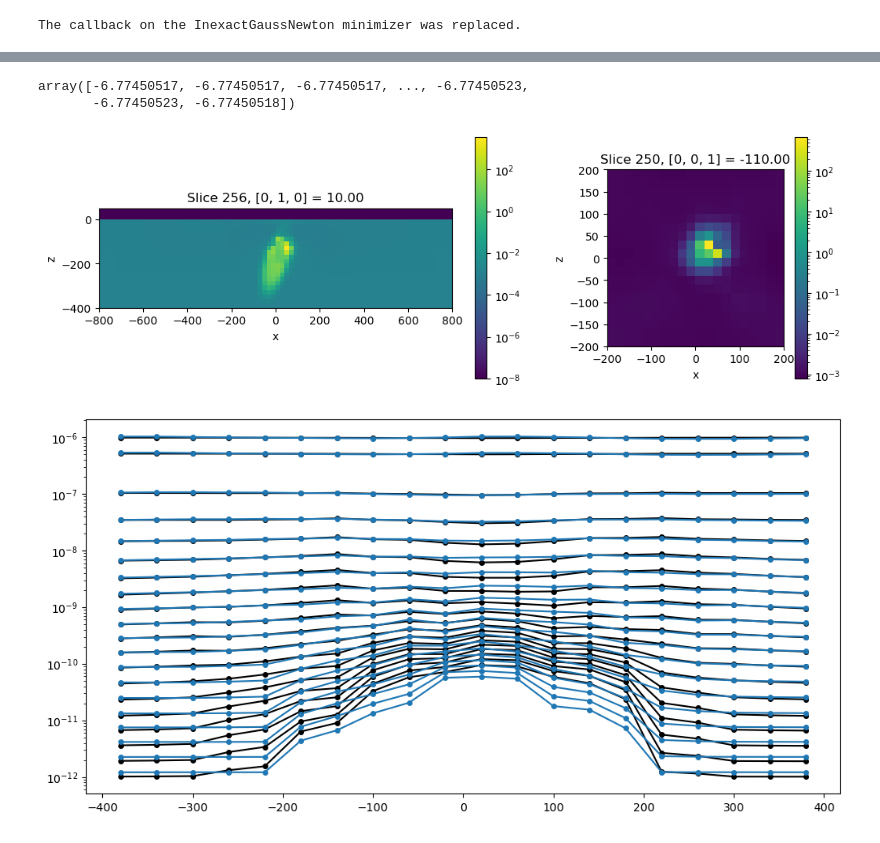
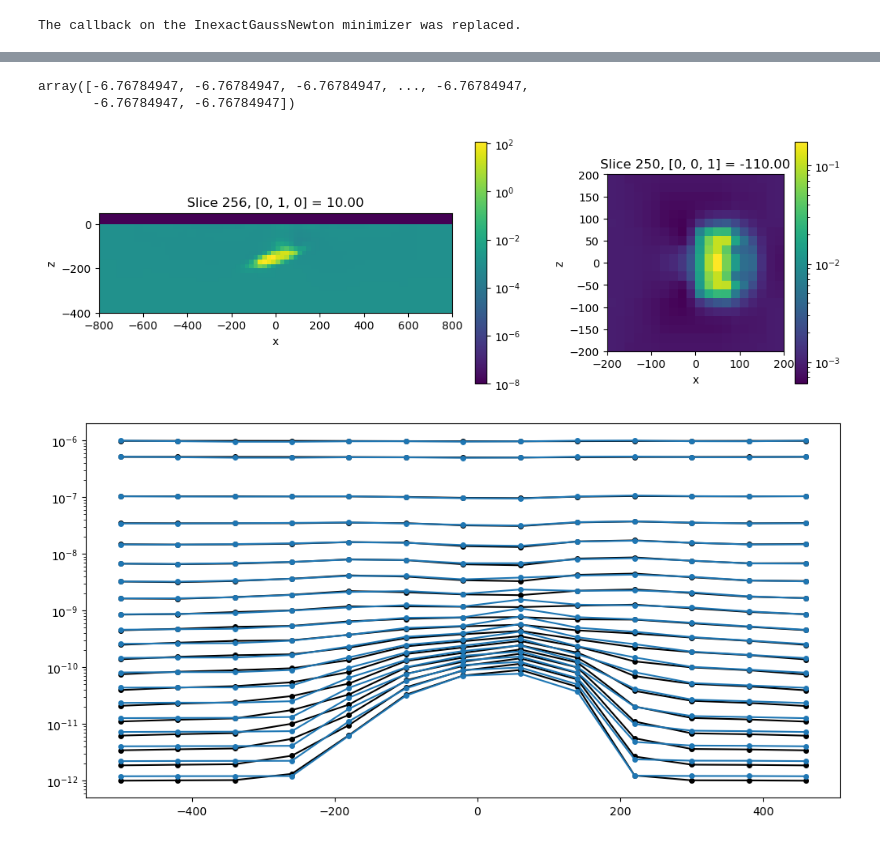
Before and after one commit to lheagy/2026-heagy-etal-aem, a Jupyter notebook: caber-synthetic/caber-synthetic.ipynb, the cells around one changed output, grey strips where cells are left out. Drawn from its saved outputs; the diff is of its cells as text; code cells hidden in the pictures.

```diff
--- a/caber-synthetic/caber-synthetic.ipynb
+++ b/caber-synthetic/caber-synthetic.ipynb
@@ -53,7 +53,7 @@ target_z = np.r_[-300, -120]
 # rx_locs[:, 1] =
 tx_height = 30
 
-rx_x = (np.linspace(-500, 500, 26))[3:-3][::2]
+rx_x = (np.linspace(-500, 500, 26))[::2]
 rx_y = (np.linspace(-400, 400, 5))[1:-1]
 # rx_y = np.r_[-80, -40, 0, 40, 80]
 
@@ -373,6 +372,6 @@ len(rx_times)
 # %% [output]
 20
 # %%
-times_invert = slice(15, None)
+times_invert = slice(10, None)
 rx_times[times_invert]
 # %% [output]
@@ -402,6 +402,7 @@ param_sims = []
 global_ellipsoid = ParametricEllipsoid(
     global_mesh,
     active_cells=active_cells_map.active_cells,
+    boundary_sharpness=5.0
     # slopeFact=10,
 )
 
@@ -634,40 +654,40 @@ INFO: Directive TargetMisfit: Target data misfit is 1200.0
 # out = np.load("InversionModel_2026-06-11-10-13_01.npz", allow_pickle=True)["arr_0"].item()
 # mrec = out["m"]
 # %%
-save_iteration.outDict[4]["m"]
+save_iteration.outDict[2]["m"]
 # %% [output]
-array([-6.77450517, -6.77450517, -6.77450517, ..., -6.77450523,
-       -6.77450523, -6.77450518])
+array([-6.76784947, -6.76784947, -6.76784947, ..., -6.76784947,
+       -6.76784947, -6.76784947])
 # %%
 fig, ax = plt.subplots(1, 2, figsize=(12, 4), gridspec_kw={"width_ratios":[2,1]})
-iteration = 4
+iteration = 2
 plt.colorbar(
     mesh.plot_slice(
         maps.ExpMap()*active_cells_map*save_iteration.outDict[iteration]["m"], normal="y", ax=ax[0],
         pcolor_opts={"norm":LogNorm()}
         )[0],
     ax=ax[0]
 )
 
 plt.colorbar(
     mesh.plot_slice(
         maps.ExpMap()*active_cells_map*save_iteration.outDict[iteration]["m"], normal="z", ax=ax[1],
         pcolor_opts={"norm":LogNorm()},
         ind=250,
         )[0],
     ax=ax[1]
 )
 
 ax[0].set_xlim(800*np.r_[-1, 1])
 ax[0].set_ylim(np.r_[-400, 50])
 
 ax[1].set_xlim(200*np.r_[-1, 1])
 ax[1].set_ylim(200*np.r_[-1, 1])
 
 for a in ax.flatten():
     a.set_aspect(1)
 # %% [output]
-[figure, old version]
+[figure, new version]
 # %%
 dpred_reshaped = save_iteration.outDict[iteration]["dpred"].reshape(len(rx_y), len(rx_x), -1)
 # %%
@@ -676,4 +696,4 @@ ind = 1
 ax.semilogy(rx_x, -dobs_reshaped[ind, :, :], "-ok", ms=4);
 ax.semilogy(rx_x, -dpred_reshaped[ind, :, :], "-oC0", ms=4);
 # %% [output]
-[figure, old version]
+[figure, new version]
```
Also changed, not shown: parts of 20 cells of this notebook, 1 other file.
